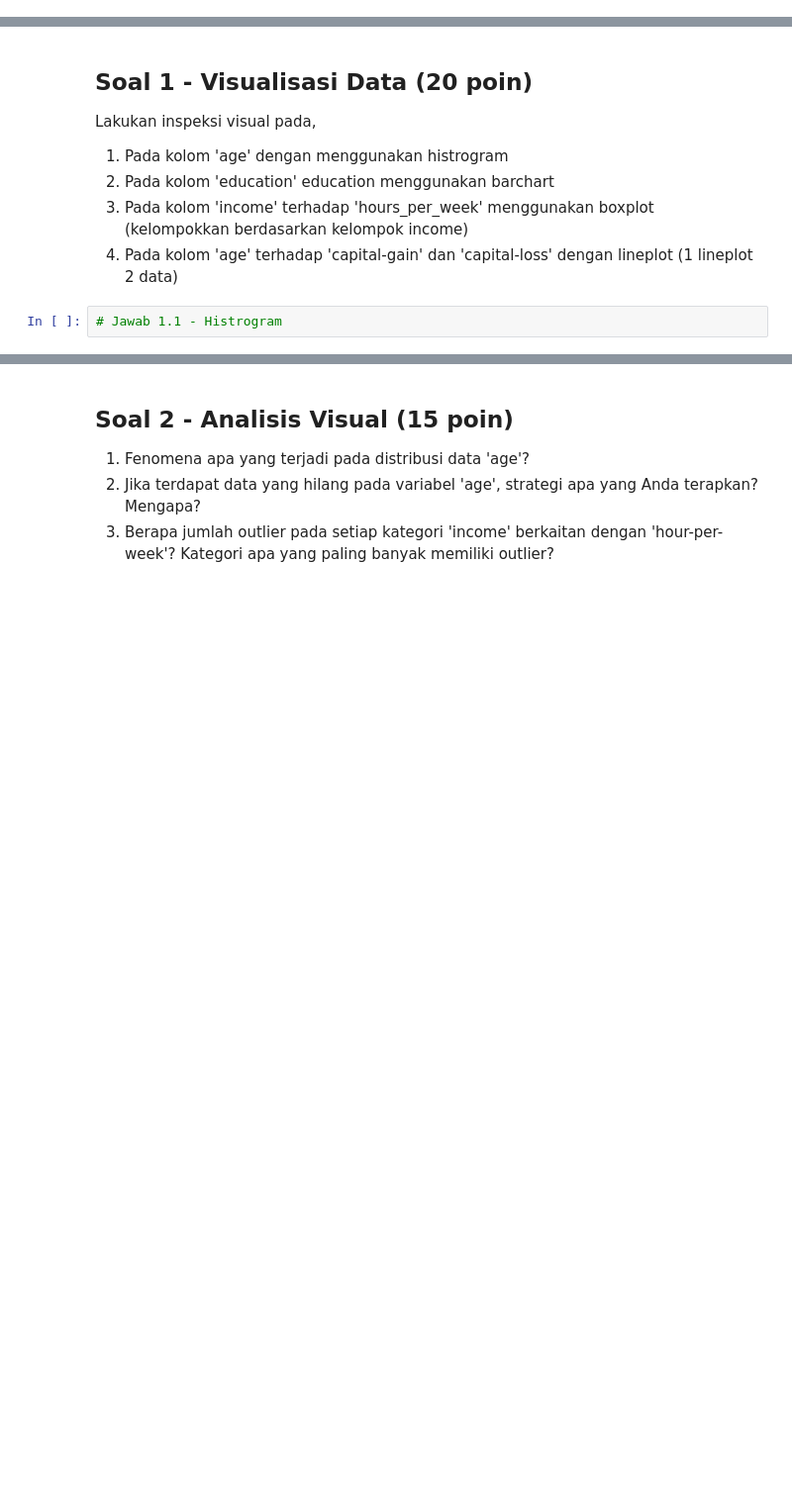
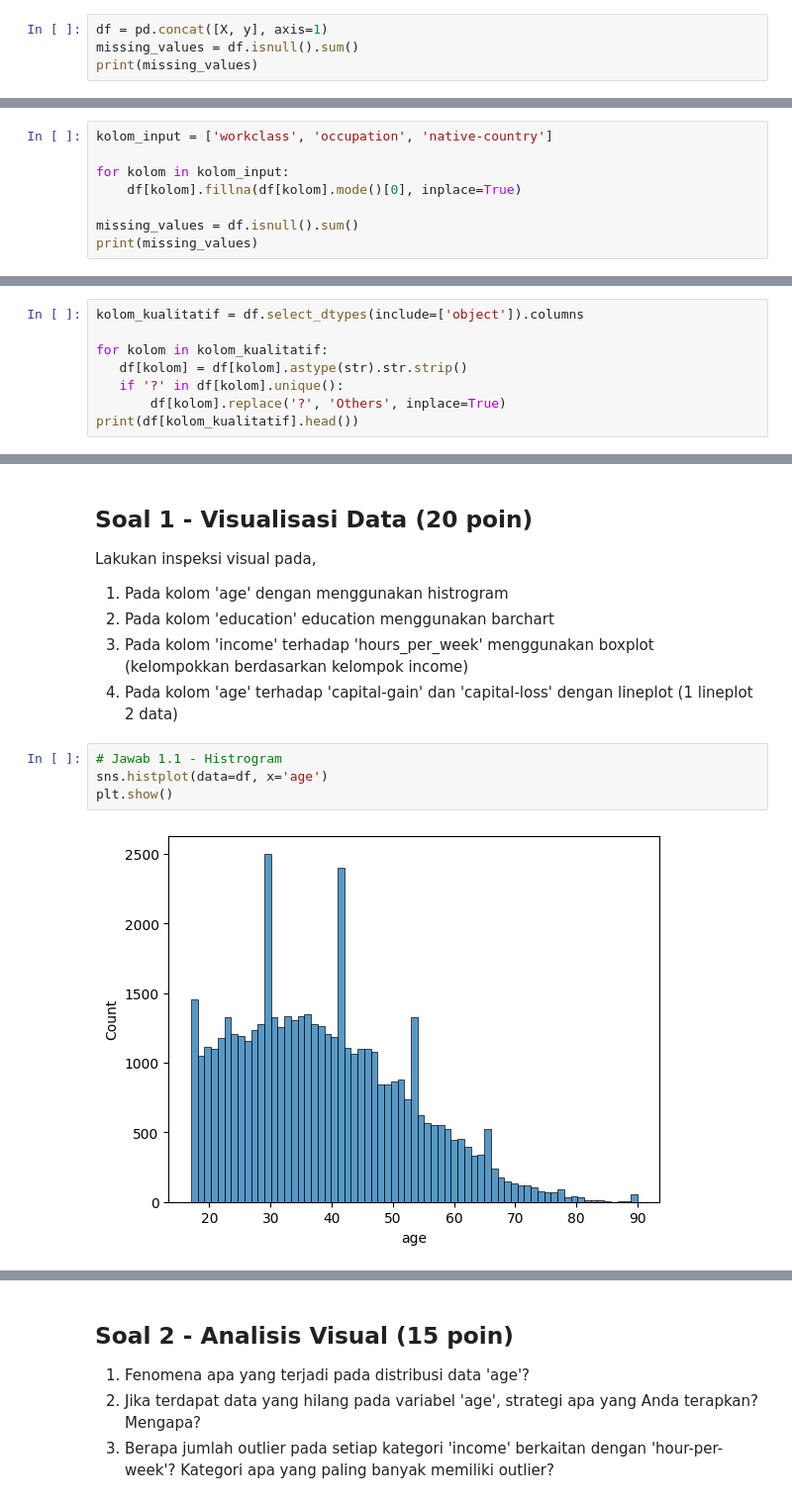
Before and after one commit to SatrioHubs/meMachine_Learning_2025, a Jupyter notebook: Satrio_Ahmad_Ramadhani_2341720163_27_KUIS1_ML.ipynb, the cells around one changed output, grey strips where cells are left out. Shown: that part at 99% size. Drawn from its saved outputs; the diff is of its cells as text; blank space fills up the shorter version.

```diff
--- a/Satrio_Ahmad_Ramadhani_2341720163_27_KUIS1_ML.ipynb
+++ b/Satrio_Ahmad_Ramadhani_2341720163_27_KUIS1_ML.ipynb
@@ -76,0 +73,4 @@ adult_income.metadata
+# %%
+df = pd.concat([X, y], axis=1)
+missing_values = df.isnull().sum()
+print(missing_values)
@@ -84,0 +98,8 @@ adult_income.metadata
+# %%
+kolom_input = ['workclass', 'occupation', 'native-country']
+
+for kolom in kolom_input:
+    df[kolom].fillna(df[kolom].mode()[0], inplace=True)
+
+missing_values = df.isnull().sum()
+print(missing_values)
@@ -91,0 +152,8 @@ Inspeksi semua fitur kualitatif. Jika terdapat value yang **tidak sesuai**, **ga
+# %%
+kolom_kualitatif = df.select_dtypes(include=['object']).columns
+
+for kolom in kolom_kualitatif:
+   df[kolom] = df[kolom].astype(str).str.strip()
+   if '?' in df[kolom].unique():
+       df[kolom].replace('?', 'Others', inplace=True)
+print(df[kolom_kualitatif].head())
@@ -100,5 +172,9 @@ Lakukan inspeksi visual pada,
 4. Pada kolom 'age' terhadap 'capital-gain' dan 'capital-loss' dengan lineplot (1 lineplot 2 data)
 # %%
 # Jawab 1.1 - Histrogram
+sns.histplot(data=df, x='age')
+plt.show()
+# %% [output]
+[figure, added]
 # %%
 # Jawab 1.2 - Barchart
```
Also changed, not shown: parts of 18 cells of this notebook.
